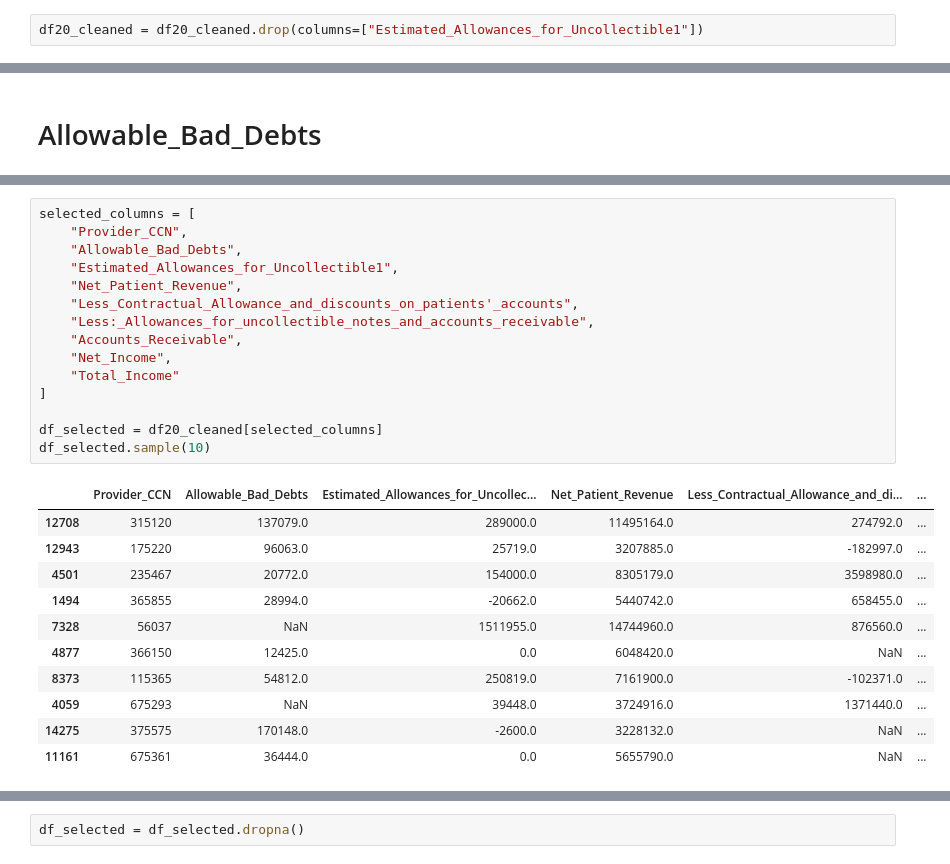
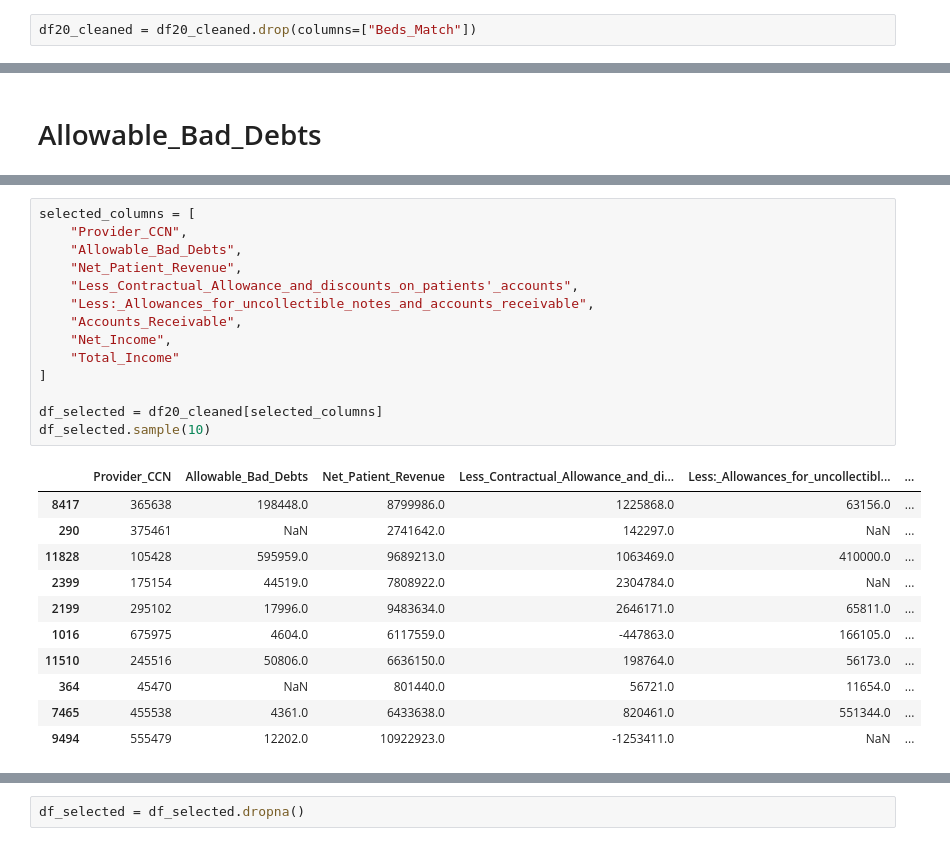
Before and after one commit to lhperreault/Invest_in_retirement_homes-, a Jupyter notebook: ETL_Cost_1.ipynb, the cells around one changed output, grey strips where cells are left out. Drawn from its saved outputs; the diff is of its cells as text.

```diff
--- a/ETL_Cost_1.ipynb
+++ b/ETL_Cost_1.ipynb
@@ -1180,7 +1182,7 @@ df17['Less:_Allowances_for_uncollectible_notes_and_accounts_receivable'] = np.na
 df18['Less:_Allowances_for_uncollectible_notes_and_accounts_receivable'] = np.nan
 df19['Less:_Allowances_for_uncollectible_notes_and_accounts_receivable'] = np.nan
 # %%
-df20_cleaned = df20_cleaned.drop(columns=["Estimated_Allowances_for_Uncollectible1"])
+df20_cleaned = df20_cleaned.drop(columns=["Beds_Match"])
 # %% [markdown]
 # Salaries_wages_and_fees_payable
 # %% [markdown]
@@ -1996,30 +1998,29 @@ df20_cleaned
 # %%
 selected_columns = [
     "Provider_CCN",
     "Allowable_Bad_Debts",
-    "Estimated_Allowances_for_Uncollectible1",
     "Net_Patient_Revenue",
     "Less_Contractual_Allowance_and_discounts_on_patients'_accounts",
     "Less:_Allowances_for_uncollectible_notes_and_accounts_receivable",
     "Accounts_Receivable",
     "Net_Income",
     "Total_Income"
 ]
 
 df_selected = df20_cleaned[selected_columns]
 df_selected.sample(10)
 # %% [output]
-|  | Provider_CCN | Allowable_Bad_Debts | Estimated_Allowances_for_Uncollec... | Net_Patient_Revenue | Less_Contractual_Allowance_and_di... | ... |
-| 12708 | 315120 | 137079.0 | 289000.0 | 11495164.0 | 274792.0 | ... |
-| 12943 | 175220 | 96063.0 | 25719.0 | 3207885.0 | -182997.0 | ... |
-| 4501 | 235467 | 20772.0 | 154000.0 | 8305179.0 | 3598980.0 | ... |
-| 1494 | 365855 | 28994.0 | -20662.0 | 5440742.0 | 658455.0 | ... |
-| 7328 | 56037 | NaN | 1511955.0 | 14744960.0 | 876560.0 | ... |
-| 4877 | 366150 | 12425.0 | 0.0 | 6048420.0 | NaN | ... |
-| 8373 | 115365 | 54812.0 | 250819.0 | 7161900.0 | -102371.0 | ... |
-| 4059 | 675293 | NaN | 39448.0 | 3724916.0 | 1371440.0 | ... |
-| 14275 | 375575 | 170148.0 | -2600.0 | 3228132.0 | NaN | ... |
-| 11161 | 675361 | 36444.0 | 0.0 | 5655790.0 | NaN | ... |
+|  | Provider_CCN | Allowable_Bad_Debts | Net_Patient_Revenue | Less_Contractual_Allowance_and_di... | Less:_Allowances_for_uncollectibl... | ... |
+| 8417 | 365638 | 198448.0 | 8799986.0 | 1225868.0 | 63156.0 | ... |
+| 290 | 375461 | NaN | 2741642.0 | 142297.0 | NaN | ... |
+| 11828 | 105428 | 595959.0 | 9689213.0 | 1063469.0 | 410000.0 | ... |
+| 2399 | 175154 | 44519.0 | 7808922.0 | 2304784.0 | NaN | ... |
+| 2199 | 295102 | 17996.0 | 9483634.0 | 2646171.0 | 65811.0 | ... |
+| 1016 | 675975 | 4604.0 | 6117559.0 | -447863.0 | 166105.0 | ... |
+| 11510 | 245516 | 50806.0 | 6636150.0 | 198764.0 | 56173.0 | ... |
+| 364 | 45470 | NaN | 801440.0 | 56721.0 | 11654.0 | ... |
+| 7465 | 455538 | 4361.0 | 6433638.0 | 820461.0 | 551344.0 | ... |
+| 9494 | 555479 | 12202.0 | 10922923.0 | -1253411.0 | NaN | ... |
 # %%
 selected_columns = [
     "Provider_CCN",
```
Also changed, not shown: parts of 90 cells of this notebook.
